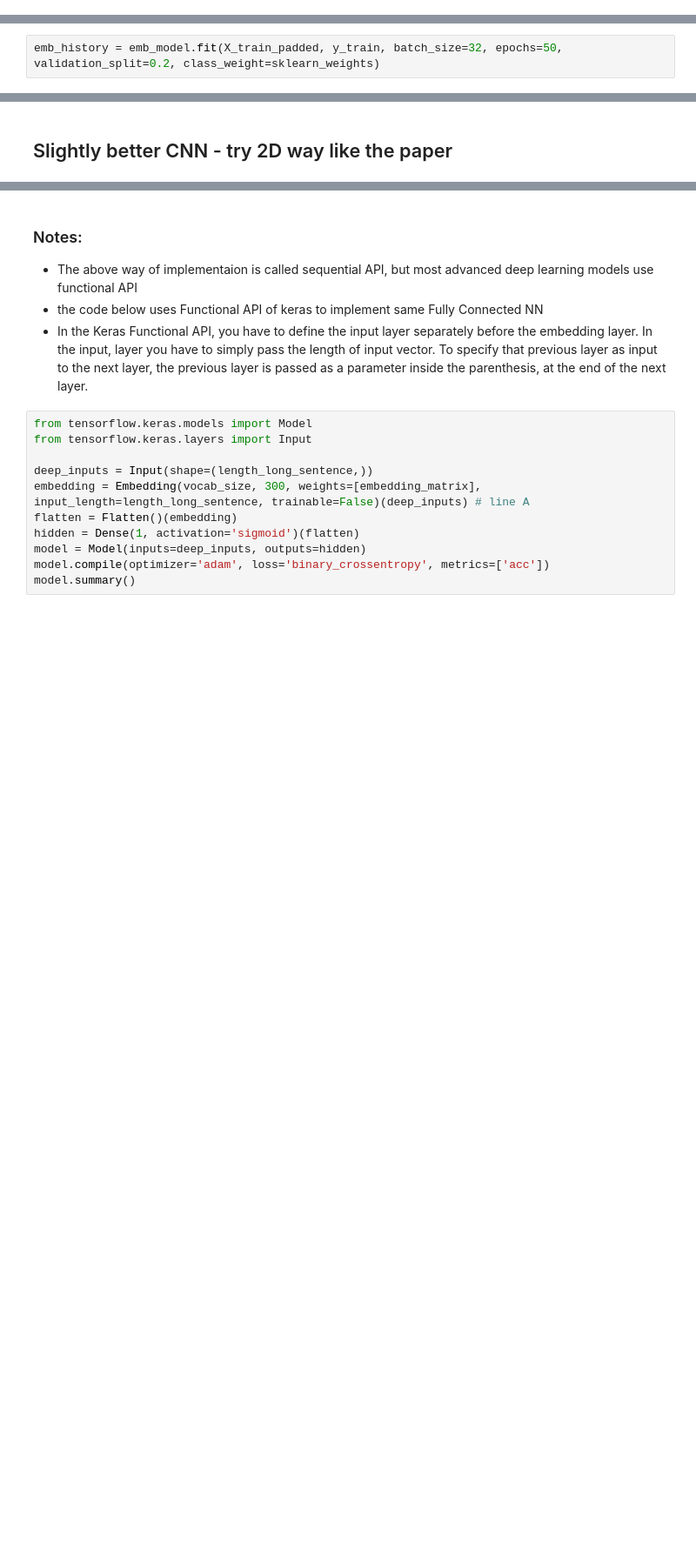
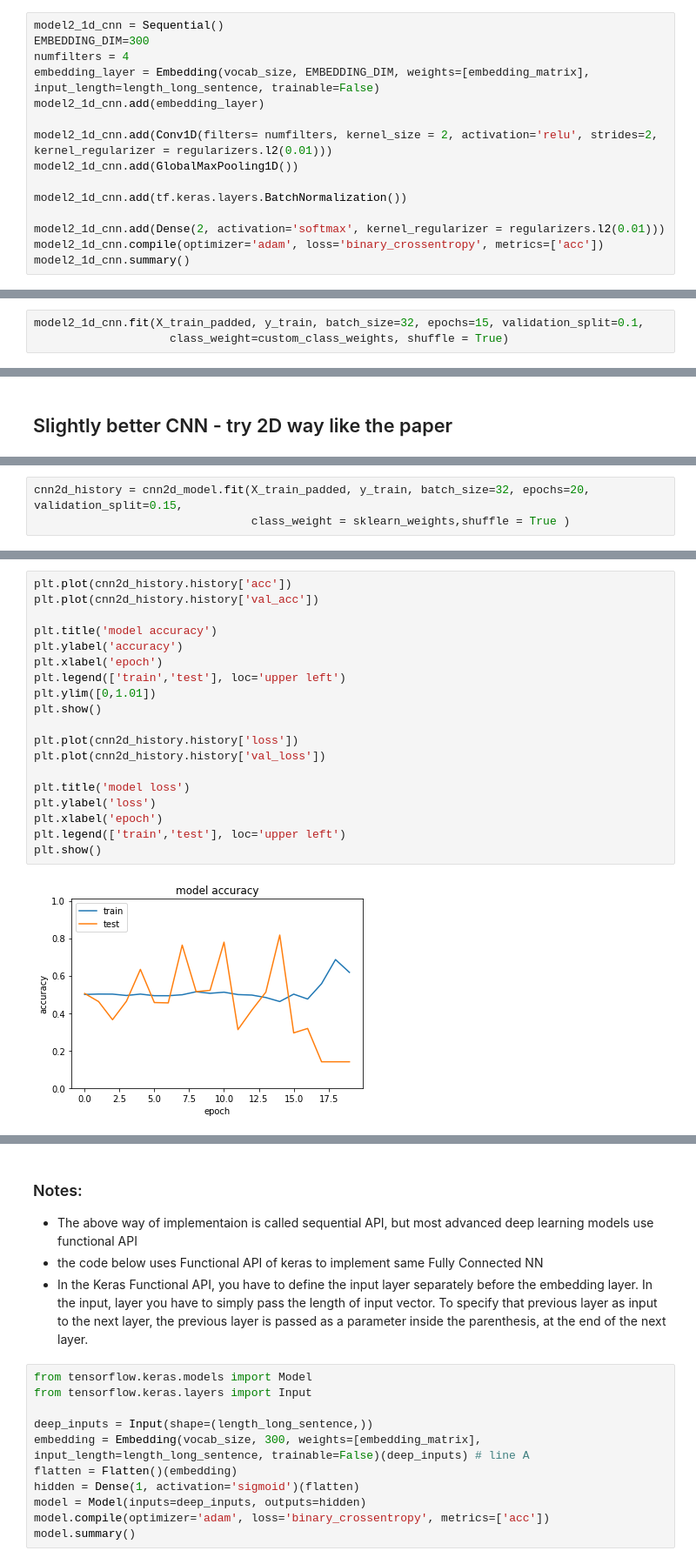
Before and after one commit to hil-se/Technical-Debt-Risks, a Jupyter notebook: satd-classification.ipynb, the cells around one changed output, grey strips where cells are left out. Shown: that part at 87% size. Cells and saved outputs as stored; diff of their text form; blank space fills up the shorter version.

```diff
--- a/satd-classification.ipynb
+++ b/satd-classification.ipynb
@@ -393,0 +399,15 @@ _________________________________________________________________
+# %%
+model2_1d_cnn = Sequential()
+EMBEDDING_DIM=300
+numfilters = 4
+embedding_layer = Embedding(vocab_size, EMBEDDING_DIM, weights=[embedding_matrix], input_length=length_long_sentence, trainable=False)
+model2_1d_cnn.add(embedding_layer)
+
+model2_1d_cnn.add(Conv1D(filters= numfilters, kernel_size = 2, activation='relu', strides=2, kernel_regularizer = regularizers.l2(0.01)))
+model2_1d_cnn.add(GlobalMaxPooling1D())
+
+model2_1d_cnn.add(tf.keras.layers.BatchNormalization())
+
+model2_1d_cnn.add(Dense(2, activation='softmax', kernel_regularizer = regularizers.l2(0.01)))
+model2_1d_cnn.compile(optimizer='adam', loss='binary_crossentropy', metrics=['acc'])
+model2_1d_cnn.summary()
@@ -394,3 +433,4 @@ _________________________________________________________________
 # %%
-emb_history = emb_model.fit(X_train_padded, y_train, batch_size=32, epochs=50, validation_split=0.2, class_weight=sklearn_weights)
+model2_1d_cnn.fit(X_train_padded, y_train, batch_size=32, epochs=15, validation_split=0.1,
+                    class_weight=custom_class_weights, shuffle = True)
 # %% [output]
@@ -422,0 +527,3 @@ Test Accuracy: 0.04024390131235123
+# %%
+cnn2d_history = cnn2d_model.fit(X_train_padded, y_train, batch_size=32, epochs=20, validation_split=0.15,
+                                class_weight = sklearn_weights,shuffle = True )
@@ -422,0 +556,21 @@ Test Accuracy: 0.04024390131235123
+# %%
+plt.plot(cnn2d_history.history['acc'])
+plt.plot(cnn2d_history.history['val_acc'])
+
+plt.title('model accuracy')
+plt.ylabel('accuracy')
+plt.xlabel('epoch')
+plt.legend(['train','test'], loc='upper left')
+plt.ylim([0,1.01])
+plt.show()
+
+plt.plot(cnn2d_history.history['loss'])
+plt.plot(cnn2d_history.history['val_loss'])
+
+plt.title('model loss')
+plt.ylabel('loss')
+plt.xlabel('epoch')
+plt.legend(['train','test'], loc='upper left')
+plt.show()
+# %% [output]
+[figure, added]
```
Also changed, not shown: parts of 40 cells of this notebook.
